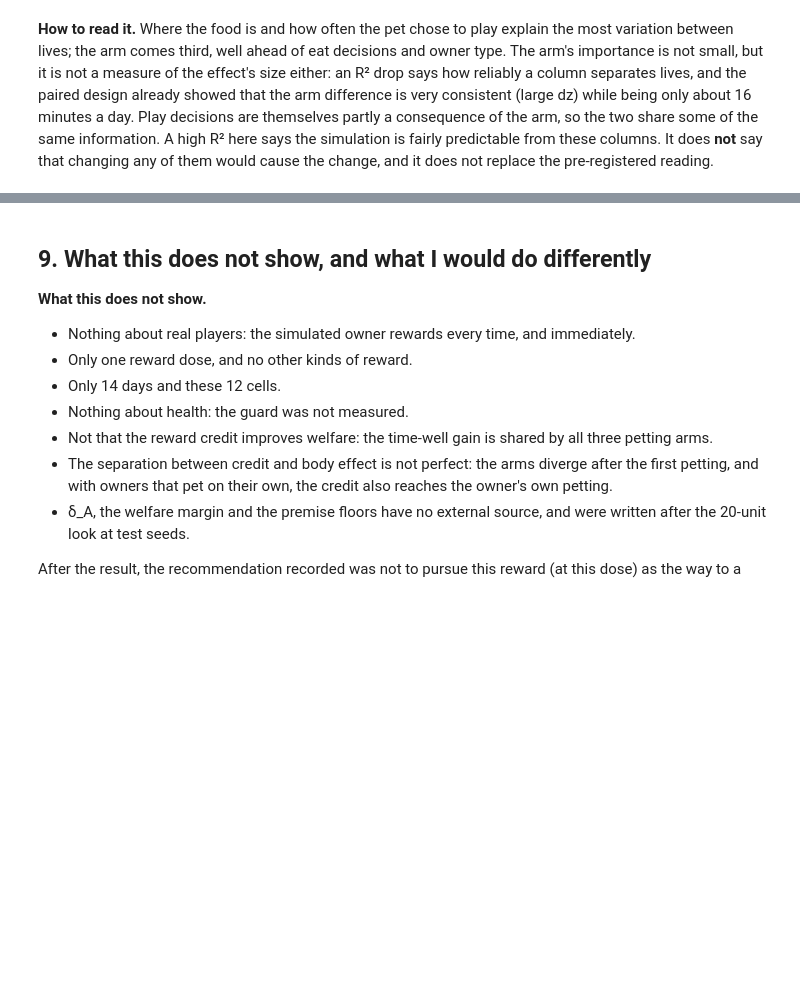
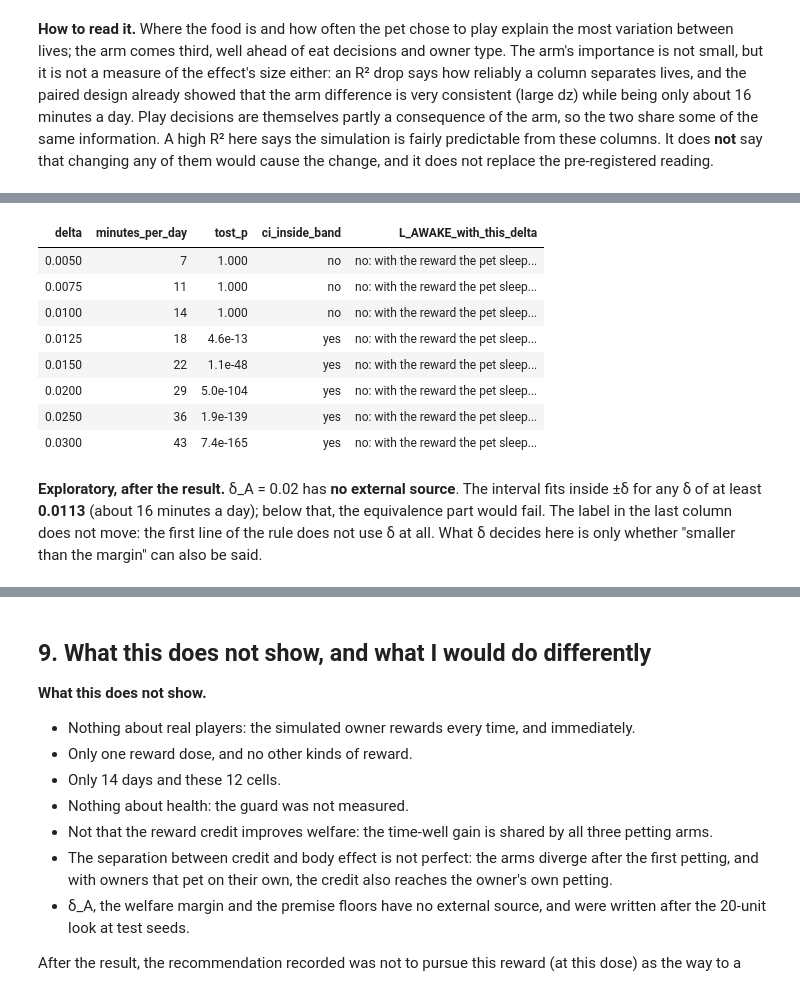
Before and after one commit to matheusmmmp/digilab-reward-case-study, a Jupyter notebook: notebooks/02_case_study.ipynb, the cells around one changed output, grey strips where cells are left out. Cells and saved outputs as stored; diff of their text form; code cells hidden in the pictures; blank space fills up the shorter version.

```diff
--- a/notebooks/02_case_study.ipynb
+++ b/notebooks/02_case_study.ipynb
@@ -566,0 +640,20 @@ plt.show()
+# %%
+#| label: tost
+#| code-summary: "TOST on D1 (awake fraction), by hand and with statsmodels"
+from statsmodels.stats.weightstats import ttost_paired
+
+from casestudy import explore
+
+d1 = cs.paired_differences(cs.CONTRASTS["D1"]["a"], cs.CONTRASTS["D1"]["b"], "awake_frac_d1_14")
+tost = explore.tost_paired(d1, cs.DELTA_A)
+p_sm, (_, p_low_sm, _), (_, p_high_sm, _) = ttost_paired(d1, np.zeros_like(d1), -cs.DELTA_A, cs.DELTA_A)
+assert abs(np.log10(tost["p_low"]) - np.log10(p_low_sm)) < 1e-6 and abs(np.log10(tost["p_high"]) - np.log10(p_high_sm)) < 1e-6
+assert tost["p"] < 0.025 and within  # both one-sided tests reject <=> the 95% CI is inside ±δ_A
+assert l_awake == REF["readings"]["L-AWAKE"]["label"]  # the official label is unchanged
+say(f"""**Exploratory, after the result.** For D1 on the awake fraction ({cs.fmt(a)}, δ_A = {cs.DELTA_A}):
+"effect ≤ −δ_A" is rejected with t = {tost['t_low']:.1f}, p = {tost['p_low']:.1e}; "effect ≥ +δ_A" with
+t = {tost['t_high']:.1f}, p = {tost['p_high']:.1e} (199 degrees of freedom; `statsmodels` `ttost_paired` gives the same).
+
+The official rule is **ordered**: its first line, "upper limit < 0", applies and wins, so the official label is and
+stays **"{l_awake}"**. The equivalence view makes visible what the order hides: the interval is also inside ±δ_A,
+so the effect is **negative and also smaller than the margin**. Both statements hold at once.""")
@@ -566,0 +668,31 @@ plt.show()
+# %%
+#| label: tost-delta
+#| code-summary: "How the equivalence part depends on δ"
+deltas = [0.005, 0.0075, 0.01, 0.0125, 0.015, 0.02, 0.025, 0.03]
+sens = pd.DataFrame([dict(delta=dl, minutes_per_day=f"{cs.minutes(dl):.0f}",
+                          tost_p=(lambda p: f"{p:.3f}" if p >= 0.001 else f"{p:.1e}")(explore.tost_paired(d1, dl)["p"]),
+                          ci_inside_band="yes" if -dl <= a["ci_low"] and a["ci_high"] <= dl else "no",
+                          L_AWAKE_with_this_delta=cs.read_awake(a["ci_low"], a["ci_high"], dl)) for dl in deltas])
+show(sens)
+d_min = explore.smallest_margin(a["ci_low"], a["ci_high"])
+assert sens.L_AWAKE_with_this_delta.nunique() == 1 and sens.L_AWAKE_with_this_delta[0] == l_awake
+assert (sens.ci_inside_band == "yes").tolist() == [dl >= d_min for dl in deltas]
+assert round(d_min, 4) == 0.0113  # the figure's alt text
+say(f"""**Exploratory, after the result.** δ_A = {cs.DELTA_A} has **no external source**. The interval fits inside
+±δ for any δ of at least **{d_min:.4f}** (about {cs.minutes(d_min):.0f} minutes a day); below that, the equivalence
+part would fail. The label in the last column does not move: the first line of the rule does not use δ at all.
+What δ decides here is only whether "smaller than the margin" can also be said.""")
+# %% [output]
+| delta | minutes_per_day | tost_p | ci_inside_band | L_AWAKE_with_this_delta |
+| 0.0050 | 7 | 1.000 | no | no: with the reward the pet sleep... |
+| 0.0075 | 11 | 1.000 | no | no: with the reward the pet sleep... |
+| 0.0100 | 14 | 1.000 | no | no: with the reward the pet sleep... |
+| 0.0125 | 18 | 4.6e-13 | yes | no: with the reward the pet sleep... |
+| 0.0150 | 22 | 1.1e-48 | yes | no: with the reward the pet sleep... |
+| 0.0200 | 29 | 5.0e-104 | yes | no: with the reward the pet sleep... |
+| 0.0250 | 36 | 1.9e-139 | yes | no: with the reward the pet sleep... |
+| 0.0300 | 43 | 7.4e-165 | yes | no: with the reward the pet sleep... |
+**Exploratory, after the result.** δ_A = 0.02 has **no external source**. The interval fits inside
+±δ for any δ of at least **0.0113** (about 16 minutes a day); below that, the equivalence
+part would fail. The label in the last column does not move: the first line of the rule does not use δ at all.
+What δ decides here is only whether "smaller than the margin" can also be said.
```
Also changed, not shown: parts of 8 cells of this notebook.
